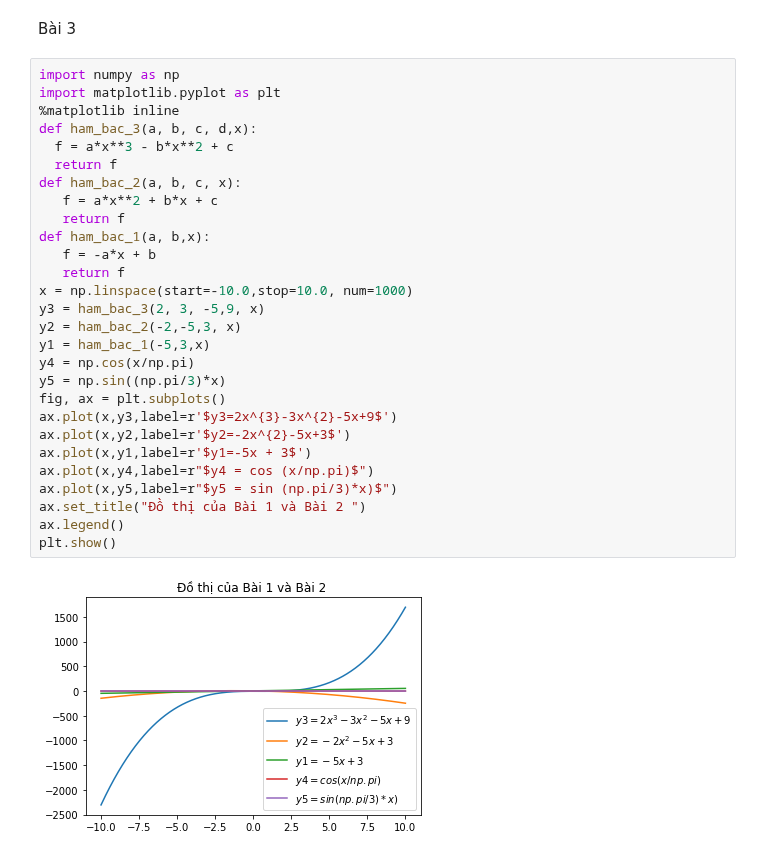
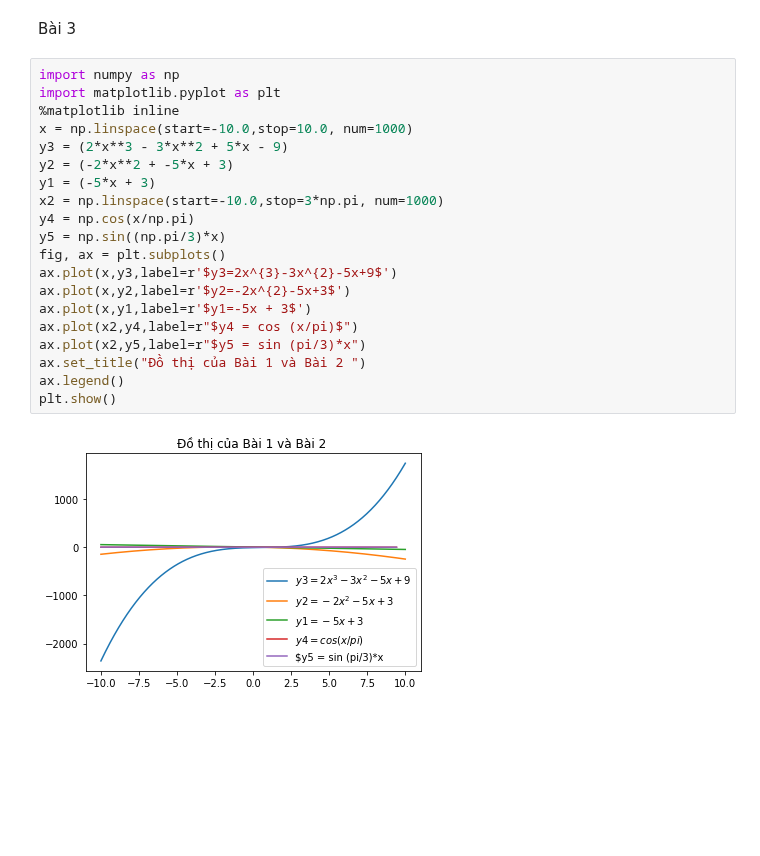
Before and after one commit to thao1105/Thanhthao, a Jupyter notebook: BTTL.ipynb, the cells around one changed output. Saved outputs shown, nothing was run; the diff lists cells and outputs as text; blank space fills up the shorter version.

```diff
--- a/BTTL.ipynb
+++ b/BTTL.ipynb
@@ -72,30 +72,22 @@ Bài 3
 # %%
 import numpy as np
 import matplotlib.pyplot as plt
 %matplotlib inline
-def ham_bac_3(a, b, c, d,x):
-  f = a*x**3 - b*x**2 + c
-  return f
-def ham_bac_2(a, b, c, x):
-   f = a*x**2 + b*x + c
-   return f
-def ham_bac_1(a, b,x):
-   f = -a*x + b
-   return f
 x = np.linspace(start=-10.0,stop=10.0, num=1000)
-y3 = ham_bac_3(2, 3, -5,9, x)
-y2 = ham_bac_2(-2,-5,3, x)
-y1 = ham_bac_1(-5,3,x)
+y3 = (2*x**3 - 3*x**2 + 5*x - 9)
+y2 = (-2*x**2 + -5*x + 3)
+y1 = (-5*x + 3)
+x2 = np.linspace(start=-10.0,stop=3*np.pi, num=1000)
 y4 = np.cos(x/np.pi)
 y5 = np.sin((np.pi/3)*x)
 fig, ax = plt.subplots()
 ax.plot(x,y3,label=r'$y3=2x^{3}-3x^{2}-5x+9$')
 ax.plot(x,y2,label=r'$y2=-2x^{2}-5x+3$')
 ax.plot(x,y1,label=r'$y1=-5x + 3$')
-ax.plot(x,y4,label=r"$y4 = cos (x/np.pi)$")
-ax.plot(x,y5,label=r"$y5 = sin (np.pi/3)*x)$")
+ax.plot(x2,y4,label=r"$y4 = cos (x/pi)$")
+ax.plot(x2,y5,label=r"$y5 = sin (pi/3)*x")
 ax.set_title("Đồ thị của Bài 1 và Bài 2 ")
 ax.legend()
 plt.show()
 # %% [output]
-[figure, old version]
+[figure, new version]
```
Also changed, not shown: parts of 3 cells of this notebook.
